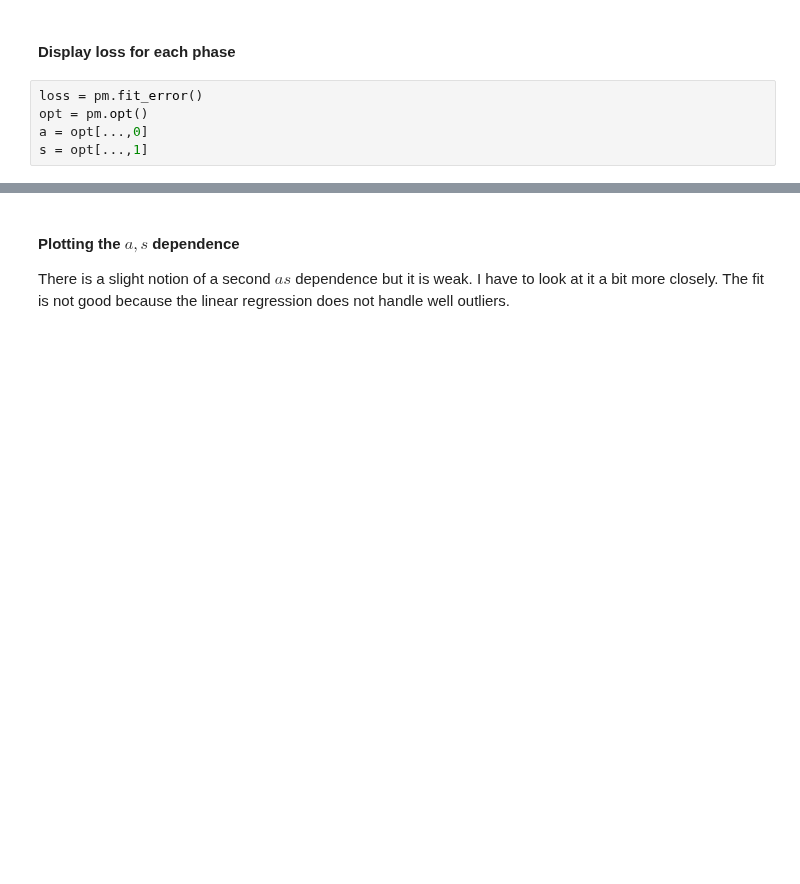
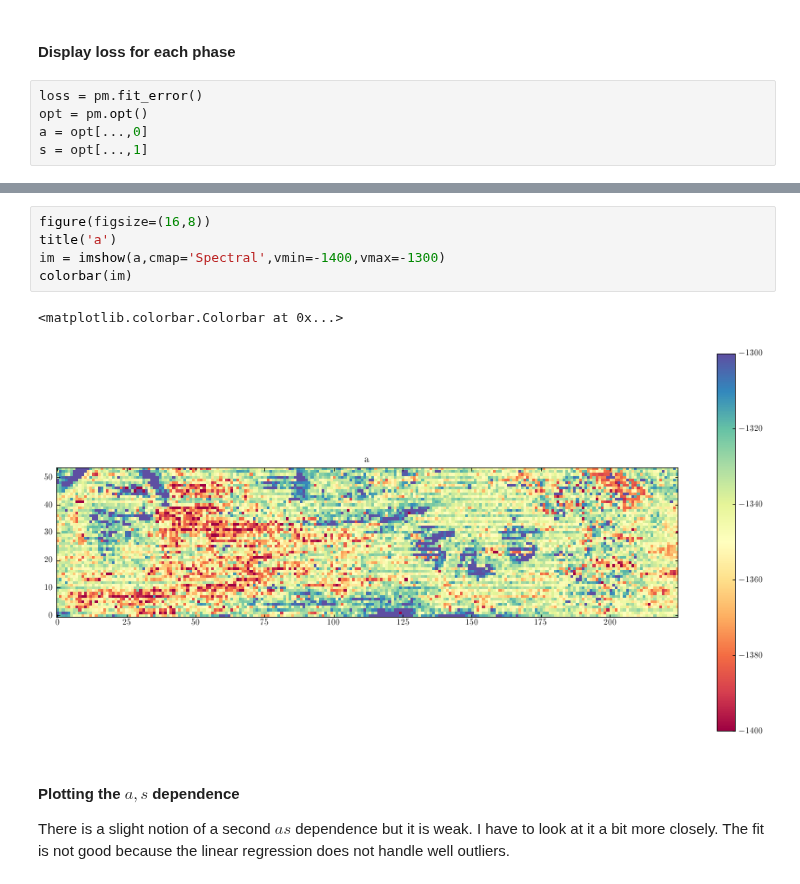
Before and after one commit to zpreisler/XRDXRFutils, a Jupyter notebook: notebooks/a_s_fit.ipynb, the cells around one changed output, grey strips where cells are left out. Cells and saved outputs as stored; diff of their text form; blank space fills up the shorter version.

```diff
--- a/notebooks/a_s_fit.ipynb
+++ b/notebooks/a_s_fit.ipynb
@@ -150,3 +151,11 @@ for i,phase in enumerate(pm.phases):
+# %%
+figure(figsize=(16,8))
+title('a')
+im = imshow(a,cmap='Spectral',vmin=-1400,vmax=-1300)
+colorbar(im)
+# %% [output]
+<matplotlib.colorbar.Colorbar at 0x...>
+[figure, added]
 # %% [markdown]
 #### Plotting the $a,s$ dependence
 
```
Also changed, not shown: parts of 20 cells of this notebook, 1 other file.
